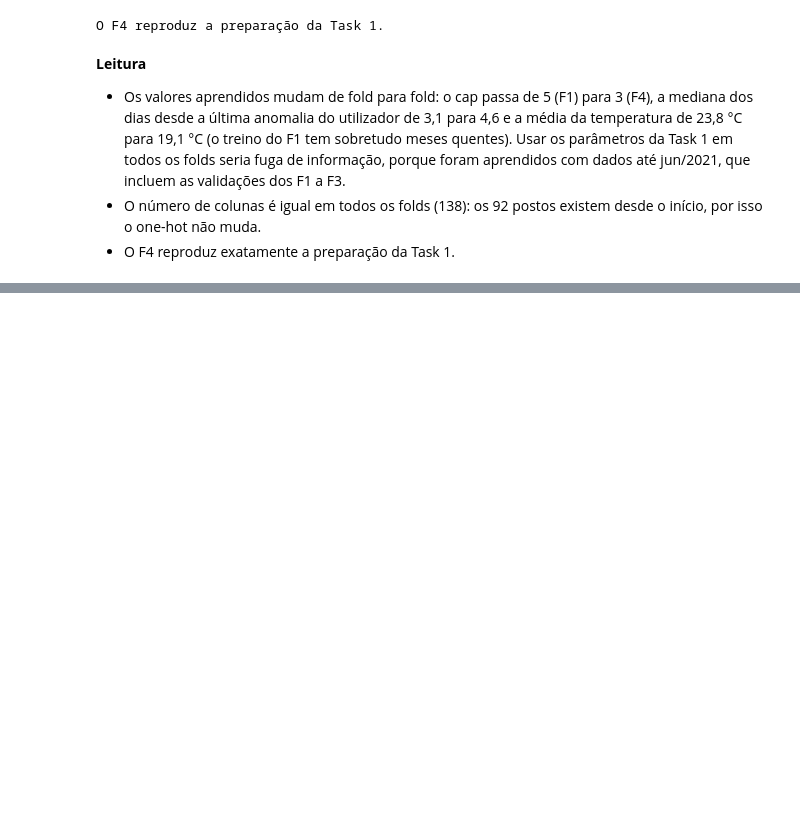
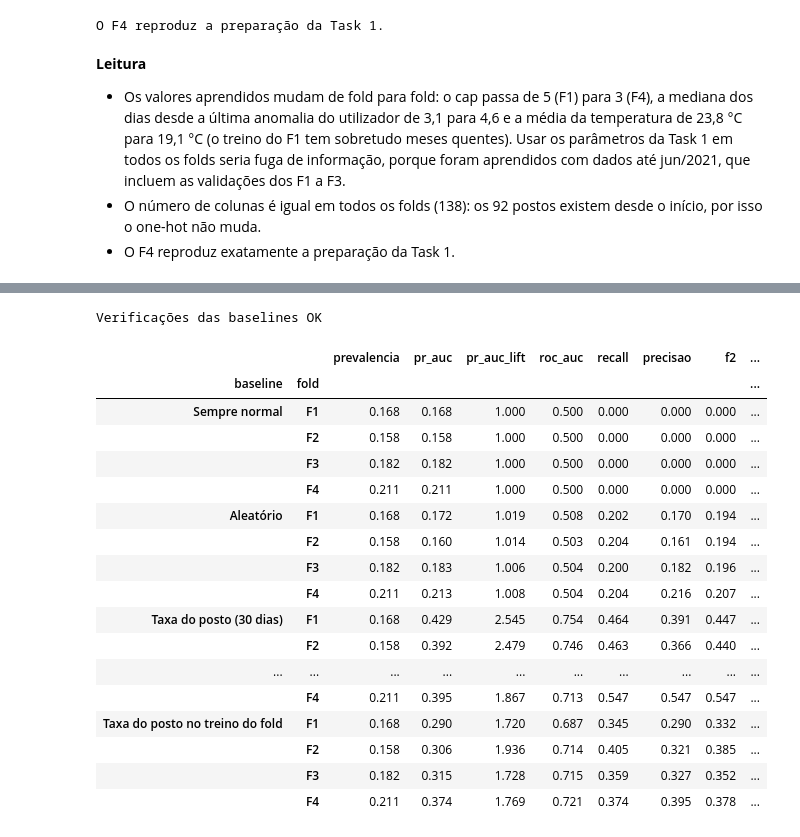
Before and after one commit to 1231478-Ellah-Fleischmann/MINDD-PROJETO, a Jupyter notebook: task2.ipynb, the cells around one changed output, grey strips where cells are left out. Saved outputs shown, nothing was run; the diff lists cells and outputs as text; code cells hidden in the pictures; blank space fills up the shorter version.

Commit message:
baselines

```diff
--- a/task2.ipynb
+++ b/task2.ipynb
@@ -558,0 +565,57 @@ O F4 reproduz a preparação da Task 1.
+# %%
+from avaliacao import avaliar_folds, resumir_folds
+pd.set_option("display.max_columns", None)
+
+rng_base = np.random.default_rng(42)
+
+def taxa_posto_treino(tr, va):
+    """Taxa de anómalas de cada posto, aprendida SÓ no treino do fold."""
+    taxa = tr.groupby("Charging Post ID")["is_Abnormal"].mean()
+    return va["Charging Post ID"].map(taxa).fillna(tr["is_Abnormal"].mean()).to_numpy()
+
+BASELINES = {   # nome: (função de score, limiar fixo ou None = orçamento de 200)
+    "Sempre normal": (lambda tr, va: np.zeros(len(va)), np.inf),
+    "Aleatório": (lambda tr, va: rng_base.random(len(va)), None),
+    "Taxa do posto (30 dias)": (lambda tr, va: va["post_previous_abnormal_rate_30D"].to_numpy(), None),
+    "Última sessão do posto anómala (orçamento)": (lambda tr, va: va["post_last_completed_abnormal"].to_numpy(), None),
+    "Última sessão do posto anómala (regra)": (lambda tr, va: va["post_last_completed_abnormal"].to_numpy(), 1),
+    "Taxa do posto no treino do fold": (taxa_posto_treino, None),
+}
+
+res_base = {nome: avaliar_folds(dev, f, alertas_por_1000=X_ALERTAS_1000, limiar=lim)
+            for nome, (f, lim) in BASELINES.items()}
+
+# Verificações com respostas conhecidas
+for nome, (f, lim) in BASELINES.items():
+    if lim is None:   # orçamento: exatamente 200 alertas por 1000 sessões
+        assert (res_base[nome]["total_alertas_1000"].sub(X_ALERTAS_1000).abs() < 0.5).all(), nome
+sn, al = res_base["Sempre normal"], res_base["Aleatório"]
+assert (sn["total_alertas_1000"] == 0).all() and np.allclose(sn["pr_auc"], sn["prevalencia"])
+assert (al["pr_auc"].sub(al["prevalencia"]).abs() < 0.02).all() and (al["recall"].sub(0.2).abs() < 0.02).all()
+print("Verificações das baselines OK")
+# %% [output]
+Verificações das baselines OK
+# %%
+cols = ["prevalencia", "pr_auc", "pr_auc_lift", "roc_auc", "recall", "precisao", "f2",
+        "alertas_corretos_1000", "falsos_alertas_1000", "falhadas_1000", "total_alertas_1000"]
+tabela_base = pd.concat(res_base, names=["baseline", "fold"])[cols].round(3)
+tabela_base
+# %% [output]
+|  |  | prevalencia | pr_auc | pr_auc_lift | roc_auc | recall | precisao | f2 | ... |
+| baseline | fold |  |  |  |  |  |  |  | ... |
+| Sempre normal | F1 | 0.168 | 0.168 | 1.000 | 0.500 | 0.000 | 0.000 | 0.000 | ... |
+|  | F2 | 0.158 | 0.158 | 1.000 | 0.500 | 0.000 | 0.000 | 0.000 | ... |
+|  | F3 | 0.182 | 0.182 | 1.000 | 0.500 | 0.000 | 0.000 | 0.000 | ... |
+|  | F4 | 0.211 | 0.211 | 1.000 | 0.500 | 0.000 | 0.000 | 0.000 | ... |
+| Aleatório | F1 | 0.168 | 0.172 | 1.019 | 0.508 | 0.202 | 0.170 | 0.194 | ... |
+|  | F2 | 0.158 | 0.160 | 1.014 | 0.503 | 0.204 | 0.161 | 0.194 | ... |
+|  | F3 | 0.182 | 0.183 | 1.006 | 0.504 | 0.200 | 0.182 | 0.196 | ... |
+|  | F4 | 0.211 | 0.213 | 1.008 | 0.504 | 0.204 | 0.216 | 0.207 | ... |
+| Taxa do posto (30 dias) | F1 | 0.168 | 0.429 | 2.545 | 0.754 | 0.464 | 0.391 | 0.447 | ... |
+|  | F2 | 0.158 | 0.392 | 2.479 | 0.746 | 0.463 | 0.366 | 0.440 | ... |
+| ... | ... | ... | ... | ... | ... | ... | ... | ... | ... |
+|  | F4 | 0.211 | 0.395 | 1.867 | 0.713 | 0.547 | 0.547 | 0.547 | ... |
+| Taxa do posto no treino do fold | F1 | 0.168 | 0.290 | 1.720 | 0.687 | 0.345 | 0.290 | 0.332 | ... |
+|  | F2 | 0.158 | 0.306 | 1.936 | 0.714 | 0.405 | 0.321 | 0.385 | ... |
+|  | F3 | 0.182 | 0.315 | 1.728 | 0.715 | 0.359 | 0.327 | 0.352 | ... |
+|  | F4 | 0.211 | 0.374 | 1.769 | 0.721 | 0.374 | 0.395 | 0.378 | ... |
```
Also changed, not shown: parts of 2 cells of this notebook.
